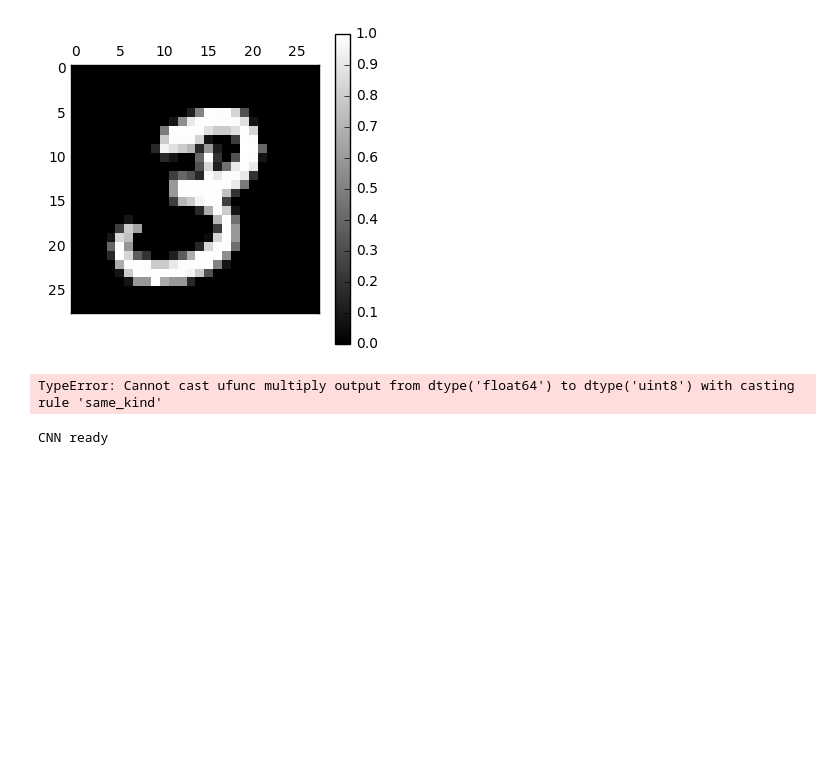
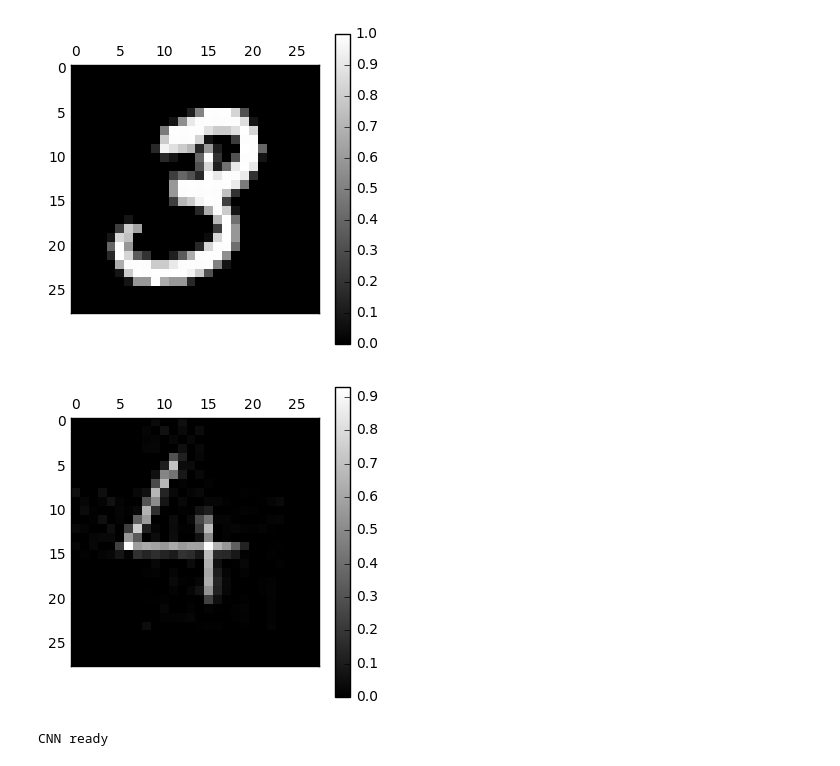
Before and after one commit to adityasan92/deepLearning, a Jupyter notebook: CNN/MNIST CNN.ipynb, the cells around one changed output. Drawn from its saved outputs; the diff is of its cells as text; code cells hidden in the pictures; blank space fills up the shorter version.

Commit message:
MNIST image checking

```diff
--- a/CNN/MNIST CNN.ipynb
+++ b/CNN/MNIST CNN.ipynb
@@ -59,32 +42,39 @@ plt.show()
 # %% [output]
 [figure]
 # %%
-# Load them!
+# Load a test handwritten image
 cwd = os.getcwd()
-# loadpath = cwd + "/random.png"
-# l = np.load(loadpath)
-# print l.shape
-im = Image.open("random.png")
-arr = np.array(im)
-arr *= 255.0/arr.max()
-#reshape the inout image
-reshape_image = tf.reshape(arr[:, :], shape=[-1, 28, 28, 1])
-# Launch the graph in a session.
-sess = tf.Session()
-
-# Evaluate the tensor `c`.
-reshape_image = sess.run(reshape_image)
-print reshape_image.shape
-# Plot !
-plt.matshow(reshape_image[0, :, :, 0], cmap=plt.get_cmap('gray'))
+testImage = PIL.Image.open("./sompic.jpg")
+imgArray = np.array(testImage)
+imgArray = np.asfarray(imgArray, dtype='float32')
+imgArray = imgArray - 255
+imgArray = imgArray * -1
+imgArray = imgArray/255
+imgArray = imgArray + 0.00000000001
+plt.matshow(imgArray[:,:], cmap=plt.get_cmap('gray'))
 plt.colorbar()
 plt.show()
+imgArray = np.reshape(imgArray,[1,784])
+# arr = np.array(im)
+# arr *= 255.0/arr.max()
+# #reshape the inout image
+# reshape_image = tf.reshape(arr[:, :], shape=[-1, 28, 28, 1])
+# # Launch the graph in a session.
+# sess = tf.Session()
+
+# # Evaluate the tensor `c`.
+# reshape_image = sess.run(reshape_image)
+# print reshape_image.shape
+# # Plot !
+# plt.matshow(reshape_image[0, :, :, 0], cmap=plt.get_cmap('gray'))
+# plt.colorbar()
+# plt.show()
 # print arr.shape
 # plt.matshow(arr[ :, :], cmap=plt.get_cmap('gray'))
 # plt.colorbar()
 # plt.show()
 # %% [output]
-TypeError: Cannot cast ufunc multiply output from dtype('float64') to dtype('uint8') with casting rule 'same_kind'
+[figure, added]
 # %%
 device_type = "/cpu:0"
 # %%
```
Also changed, not shown: parts of 4 cells of this notebook.
